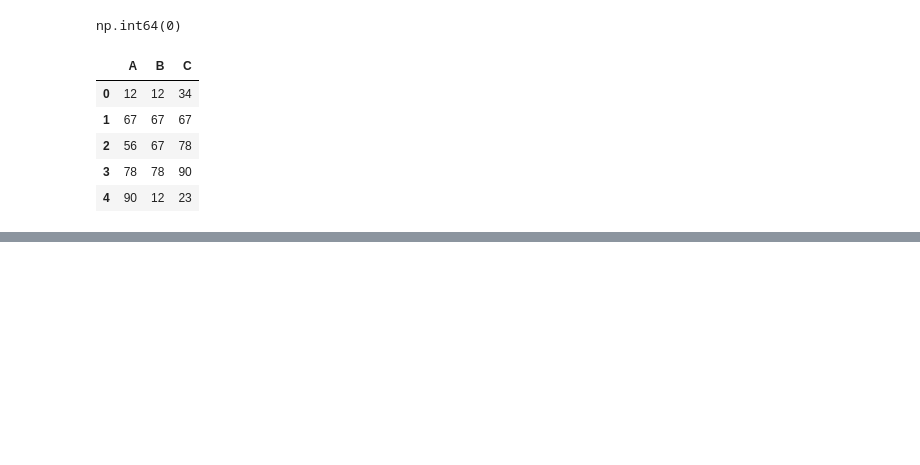
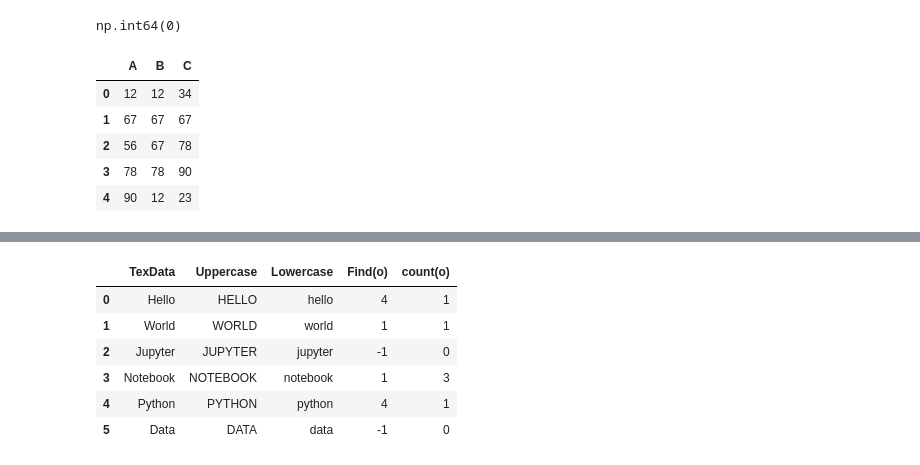
Before and after one commit to sachin5031/Python_Data_Analytics, a Jupyter notebook: Pandas_2.ipynb, the cells around one changed output, grey strips where cells are left out. Saved outputs shown, nothing was run; the diff lists cells and outputs as text; code cells hidden in the pictures; blank space fills up the shorter version.

```diff
--- a/Pandas_2.ipynb
+++ b/Pandas_2.ipynb
@@ -40,0 +268,18 @@ df.drop_duplicates()  # Drops duplicate rows from the DataFrame
+# %%
+td['Uppercase']=td['TexData'].str.upper()
+# %%
+td['Lowercase']=td['TexData'].str.lower()
+# %%
+td['Find(o)']=td['TexData'].str.find('o')
+# %%
+td['count(o)']=td['TexData'].str.count('o')
+# %%
+td
+# %% [output]
+|  | TexData | Uppercase | Lowercase | Find(o) | count(o) |
+| 0 | Hello | HELLO | hello | 4 | 1 |
+| 1 | World | WORLD | world | 1 | 1 |
+| 2 | Jupyter | JUPYTER | jupyter | -1 | 0 |
+| 3 | Notebook | NOTEBOOK | notebook | 1 | 3 |
+| 4 | Python | PYTHON | python | 4 | 1 |
+| 5 | Data | DATA | data | -1 | 0 |
```
Also changed, not shown: parts of 32 cells of this notebook.
